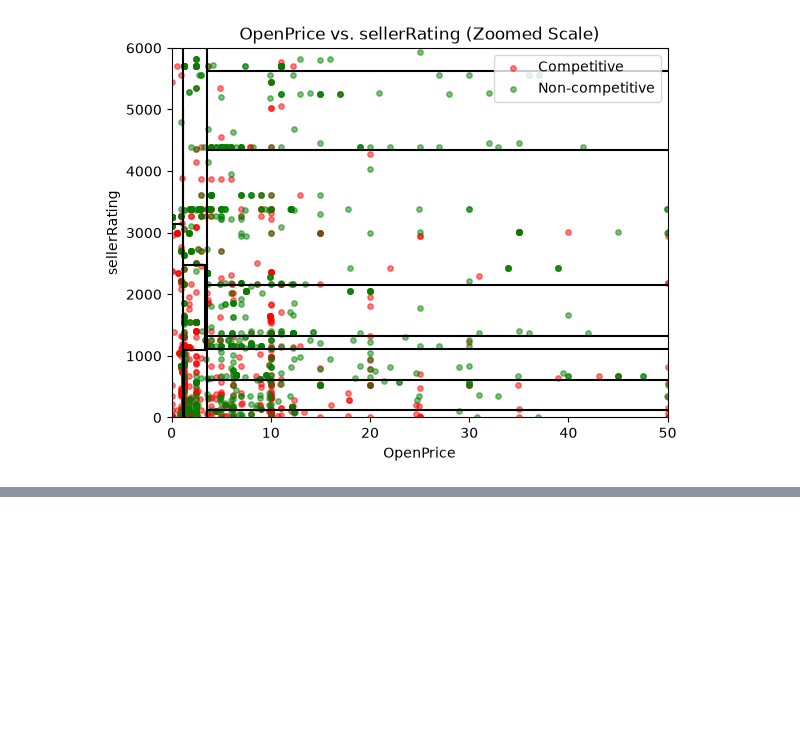
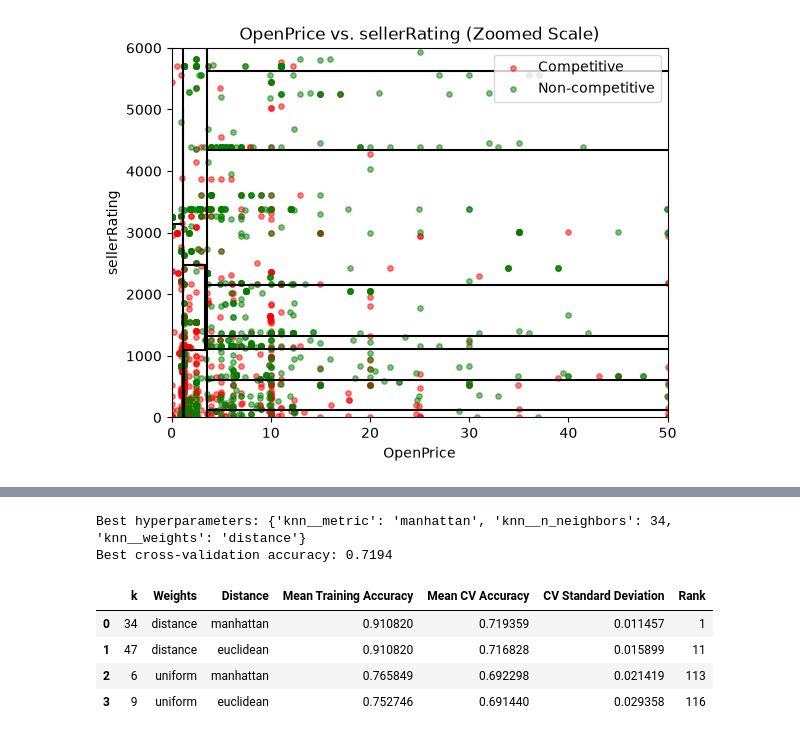
Before and after one commit to nico-contreras/RSM8413-eBayAuctions-Team8, a Jupyter notebook: groupCase2.ipynb, the cells around one changed output, grey strips where cells are left out. Saved outputs shown, nothing was run; the diff lists cells and outputs as text; code cells hidden in the pictures; blank space fills up the shorter version.

```diff
--- a/groupCase2.ipynb
+++ b/groupCase2.ipynb
@@ -576,0 +623,78 @@ plt.show()
+# %%
+# Set up 5-fold cross-validation
+kfold_knn = StratifiedKFold(
+    n_splits=5,
+    shuffle=True,
+    random_state=1
+)
+
+# Define hyperparameter grid
+param_grid_knn = {
+    'knn__n_neighbors': list(range(1, 60)),
+    'knn__weights': ['uniform', 'distance'],
+    'knn__metric': ['manhattan', 'euclidean']
+}
+
+# Grid search
+grid_knn = GridSearchCV(
+    estimator=knn_pipeline,
+    param_grid=param_grid_knn,
+    scoring='accuracy',
+    cv=kfold_knn,
+    n_jobs=-1,
+    return_train_score=True
+)
+
+# Fit using training data only
+grid_knn.fit(X_train_knn, y_train_knn)
+
+# Report best parameters
+print("Best hyperparameters:", grid_knn.best_params_)
+
+print(
+    "Best cross-validation accuracy:",
+    round(grid_knn.best_score_, 4)
+)
+# %% [output]
+Best hyperparameters: {'knn__metric': 'manhattan', 'knn__n_neighbors': 34, 'knn__weights': 'distance'}
+Best cross-validation accuracy: 0.7194
+# %%
+# Extract grid search results
+cv_results_knn = pd.DataFrame(grid_knn.cv_results_)
+
+cv_summary_knn = cv_results_knn[[
+    'param_knn__n_neighbors',
+    'param_knn__weights',
+    'param_knn__metric',
+    'mean_train_score',
+    'mean_test_score',
+    'std_test_score',
+    'rank_test_score'
+]].copy()
+
+# Rename columns for presentation
+cv_summary_knn.columns = [
+    'k',
+    'Weights',
+    'Distance',
+    'Mean Training Accuracy',
+    'Mean CV Accuracy',
+    'CV Standard Deviation',
+    'Rank'
+]
+# %%
+best_by_setting_knn = (
+    cv_summary_knn
+    .sort_values('Mean CV Accuracy', ascending=False)
+    .groupby(['Weights', 'Distance'])
+    .head(1)
+    .reset_index(drop=True)
+)
+
+display(best_by_setting_knn)
+# %% [output]
+|  | k | Weights | Distance | Mean Training Accuracy | Mean CV Accuracy | CV Standard Deviation | Rank |
+| 0 | 34 | distance | manhattan | 0.910820 | 0.719359 | 0.011457 | 1 |
+| 1 | 47 | distance | euclidean | 0.910820 | 0.716828 | 0.015899 | 11 |
+| 2 | 6 | uniform | manhattan | 0.765849 | 0.692298 | 0.021419 | 113 |
+| 3 | 9 | uniform | euclidean | 0.752746 | 0.691440 | 0.029358 | 116 |
```
Also changed, not shown: parts of 12 cells of this notebook.
